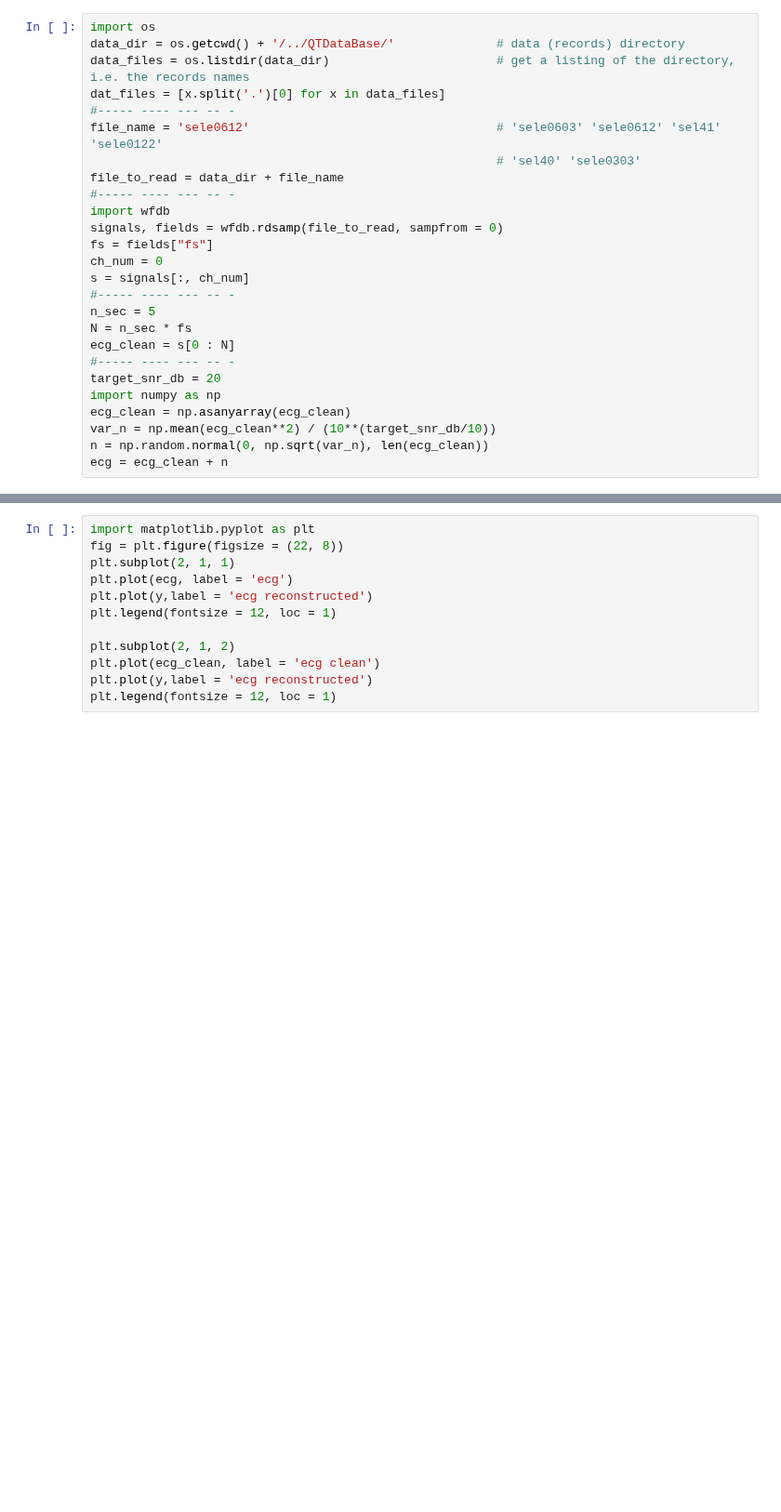
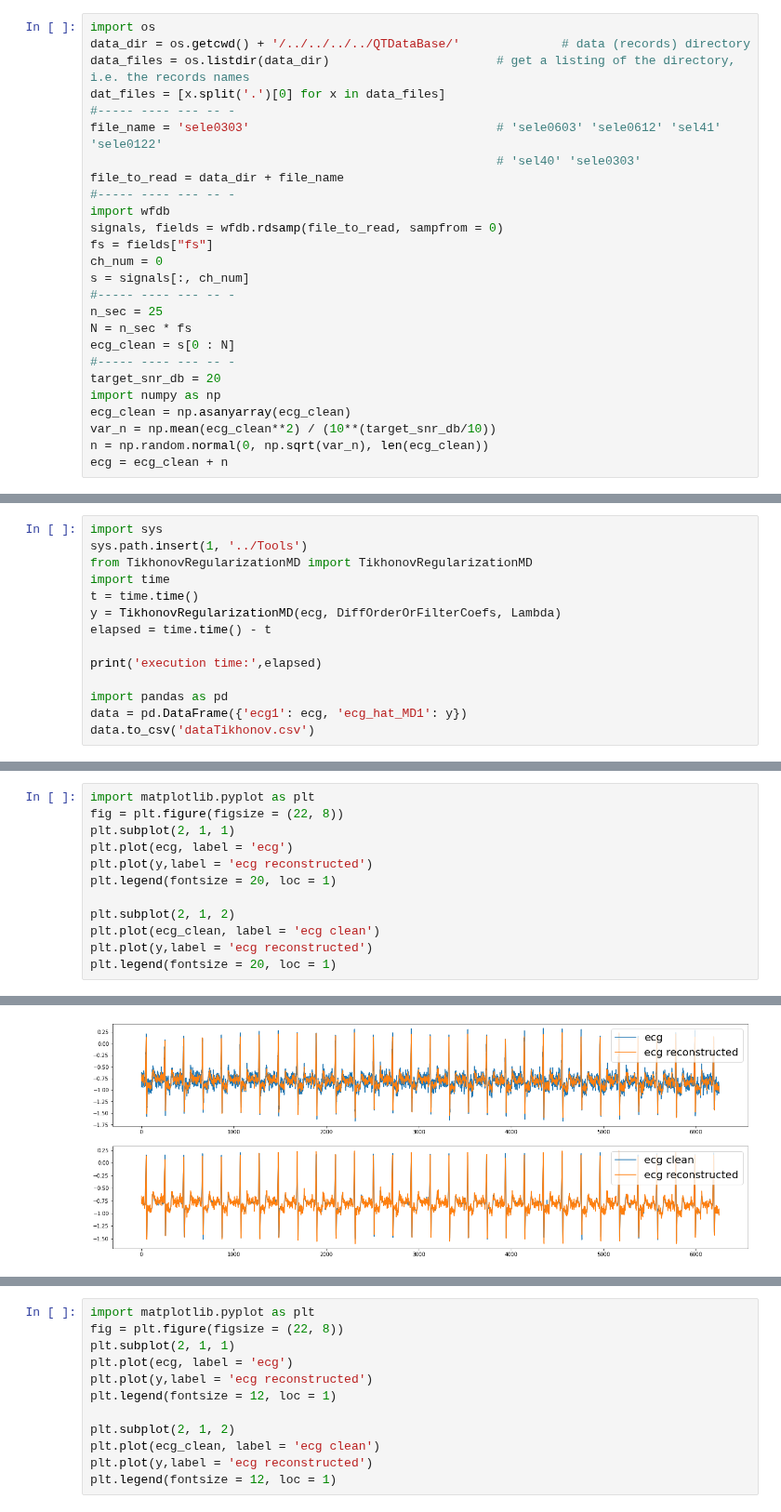
Before and after one commit to alphanumericslab/OSET, a Jupyter notebook: Python3/testPrograms/testTikhonovRegularizationMD.ipynb, the cells around one changed output, grey strips where cells are left out. Shown at 93% size. Saved outputs shown, nothing was run; the diff lists cells and outputs as text; blank space fills up the shorter version.

Commit message:
The .py function and tests for Tikhonov filtering

```diff
--- a/Python3/testPrograms/testTikhonovRegularizationMD.ipynb
+++ b/Python3/testPrograms/testTikhonovRegularizationMD.ipynb
@@ -1,10 +1,10 @@
 # %%
 import os
-data_dir = os.getcwd() + '/../QTDataBase/'              # data (records) directory
+data_dir = os.getcwd() + '/../../../../QTDataBase/'              # data (records) directory
 data_files = os.listdir(data_dir)                       # get a listing of the directory, i.e. the records names
 dat_files = [x.split('.')[0] for x in data_files]
 #----- ---- --- -- -
-file_name = 'sele0612'                                  # 'sele0603' 'sele0612' 'sel41' 'sele0122'
+file_name = 'sele0303'                                  # 'sele0603' 'sele0612' 'sel41' 'sele0122'
                                                         # 'sel40' 'sele0303'
 file_to_read = data_dir + file_name
 #----- ---- --- -- -
@@ -14,7 +14,7 @@ fs = fields["fs"]
 ch_num = 0
 s = signals[:, ch_num]
 #----- ---- --- -- -
-n_sec = 5
+n_sec = 25
 N = n_sec * fs
 ecg_clean = s[0 : N]
 #----- ---- --- -- -
@@ -34,0 +37,14 @@ print('Lambda = ', Lambda)
+# %%
+import sys
+sys.path.insert(1, '../Tools')
+from TikhonovRegularizationMD import TikhonovRegularizationMD
+import time
+t = time.time()
+y = TikhonovRegularizationMD(ecg, DiffOrderOrFilterCoefs, Lambda)
+elapsed = time.time() - t
+
+print('execution time:',elapsed)
+
+import pandas as pd
+data = pd.DataFrame({'ecg1': ecg, 'ecg_hat_MD1': y})
+data.to_csv('dataTikhonov.csv')
@@ -34,0 +53,13 @@ print('Lambda = ', Lambda)
+# %%
+import matplotlib.pyplot as plt
+fig = plt.figure(figsize = (22, 8))
+plt.subplot(2, 1, 1)
+plt.plot(ecg, label = 'ecg')
+plt.plot(y,label = 'ecg reconstructed')
+plt.legend(fontsize = 20, loc = 1)
+
+plt.subplot(2, 1, 2)
+plt.plot(ecg_clean, label = 'ecg clean')
+plt.plot(y,label = 'ecg reconstructed')
+plt.legend(fontsize = 20, loc = 1)
+# %% [output]
@@ -34,0 +67 @@ print('Lambda = ', Lambda)
+[figure, added]
```
Also changed, not shown: parts of 12 cells of this notebook, 3 other files.
